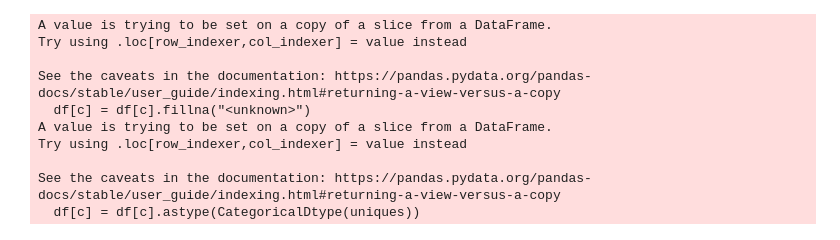
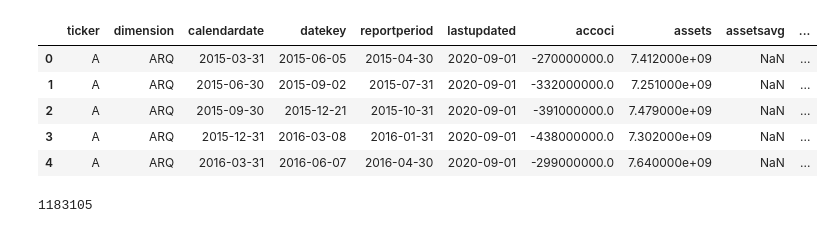
Before and after one commit to fletch22/alpha_media_signal, a Jupyter notebook: ams/notebooks/twitter/4-twitter_ml.ipynb, the cells around one changed output. Cells and saved outputs as stored; diff of their text form; code cells hidden in the pictures.

```diff
--- a/ams/notebooks/twitter/4-twitter_ml.ipynb
+++ b/ams/notebooks/twitter/4-twitter_ml.ipynb
@@ -130,4 +125,5 @@ Wall time: 6.44 s
 %%time
 
 df_result = twitter_ml_utils.merge_fundies_with_stock(df_stock_data=df_stock_data)
+df_result.head()
 # %% [output]
@@ -135,3 +131,9 @@ Wall time: 8.33 s
+|  | ticker | dimension | calendardate | datekey | reportperiod | lastupdated | accoci | assets | assetsavg | ... |
+| 0 | A | ARQ | 2015-03-31 | 2015-06-05 | 2015-04-30 | 2020-09-01 | -270000000.0 | 7.412000e+09 | NaN | ... |
+| 1 | A | ARQ | 2015-06-30 | 2015-09-02 | 2015-07-31 | 2020-09-01 | -332000000.0 | 7.251000e+09 | NaN | ... |
+| 2 | A | ARQ | 2015-09-30 | 2015-12-21 | 2015-10-31 | 2020-09-01 | -391000000.0 | 7.479000e+09 | NaN | ... |
+| 3 | A | ARQ | 2015-12-31 | 2016-03-08 | 2016-01-31 | 2020-09-01 | -438000000.0 | 7.302000e+09 | NaN | ... |
+| 4 | A | ARQ | 2016-03-31 | 2016-06-07 | 2016-04-30 | 2020-09-01 | -299000000.0 | 7.640000e+09 | NaN | ... |
 # %%
 df_drop_init = df_result.dropna(subset=["date"]).drop(columns="lastupdated_eq_fun")
 
@@ -140,26 +142,8 @@ df_drop_future = df_drop_init[df_drop_init["date"] > df_drop_init["calendardate"
 df_drop_future = df_drop_future.sort_values(by=["ticker", "date", "calendardate"], ascending=False)
 
 df_stock_and_quarter = df_drop_future.drop_duplicates(subset=["ticker", "date"], keep="first")
+
+# df_stock_and_quarter.shape[0]
+df_drop_init.shape[0]
+# %% [output]
+1183105
-# %%
-df_nas_tickers_info, non_ticker_uniques = ticker_service.get_nasdaq_tickers(cat_uniques=cat_uniques)
-
-col_tick = "f22_ticker"
-tickers = None
-if cat_uniques is not None and col_tick in cat_uniques.keys():
-    tickers = cat_uniques[col_tick]
-
-cat_uniques = non_ticker_uniques
-
-if tickers is not None:
-    cat_uniques[col_tick] = tickers
-# %% [output]
-A value is trying to be set on a copy of a slice from a DataFrame.
-Try using .loc[row_indexer,col_indexer] = value instead
-
-See the caveats in the documentation: https://pandas.pydata.org/pandas-docs/stable/user_guide/indexing.html#returning-a-view-versus-a-copy
-  df[c] = df[c].fillna("<unknown>")
-A value is trying to be set on a copy of a slice from a DataFrame.
-Try using .loc[row_indexer,col_indexer] = value instead
-
-See the caveats in the documentation: https://pandas.pydata.org/pandas-docs/stable/user_guide/indexing.html#returning-a-view-versus-a-copy
-  df[c] = df[c].astype(CategoricalDtype(uniques))
```
Also changed, not shown: parts of 32 cells of this notebook, 6 other files.
